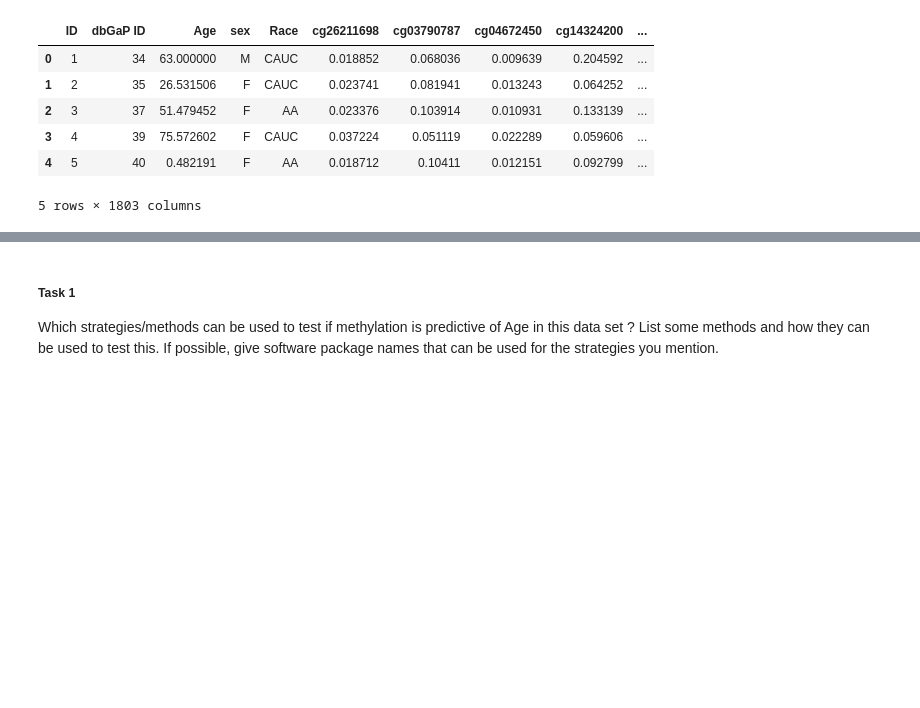
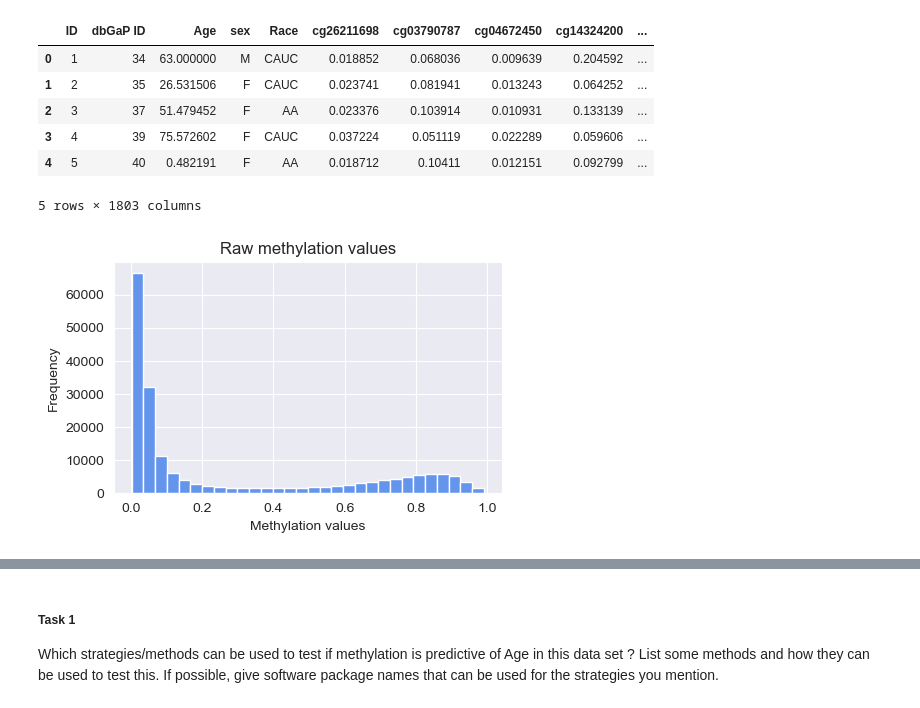
Before and after one commit to olxssa/computational_genomics, a Jupyter notebook: Final_Report.ipynb, the cells around one changed output, grey strips where cells are left out. Cells and saved outputs as stored; diff of their text form; code cells hidden in the pictures; blank space fills up the shorter version.

```diff
--- a/Final_Report.ipynb
+++ b/Final_Report.ipynb
@@ -89,5 +92,18 @@ Number of CpG methylation sites: 1798
 | 3 | 4 | 39 | 75.572602 | F | CAUC | 0.037224 | 0.051119 | 0.022289 | 0.059606 | ... |
 | 4 | 5 | 40 | 0.482191 | F | AA | 0.018712 | 0.10411 | 0.012151 | 0.092799 | ... |
 5 rows × 1803 columns
+# %%
+# Plot histogram of methylation values
+
+methylation_values = data_merged.iloc[:, 5:].values.flatten()
+
+fig, ax = plt.subplots(figsize=(5, 3))
+plt.hist(methylation_values, bins=30, edgecolor="white", color="cornflowerblue")
+plt.title("Raw methylation values")
+plt.xlabel("Methylation values")
+plt.ylabel("Frequency")
+plt.show()
+# %% [output]
+[figure, added]
 # %%
 # Take a look if there is a general trend in the data
```
Also changed, not shown: parts of 8 cells of this notebook.
